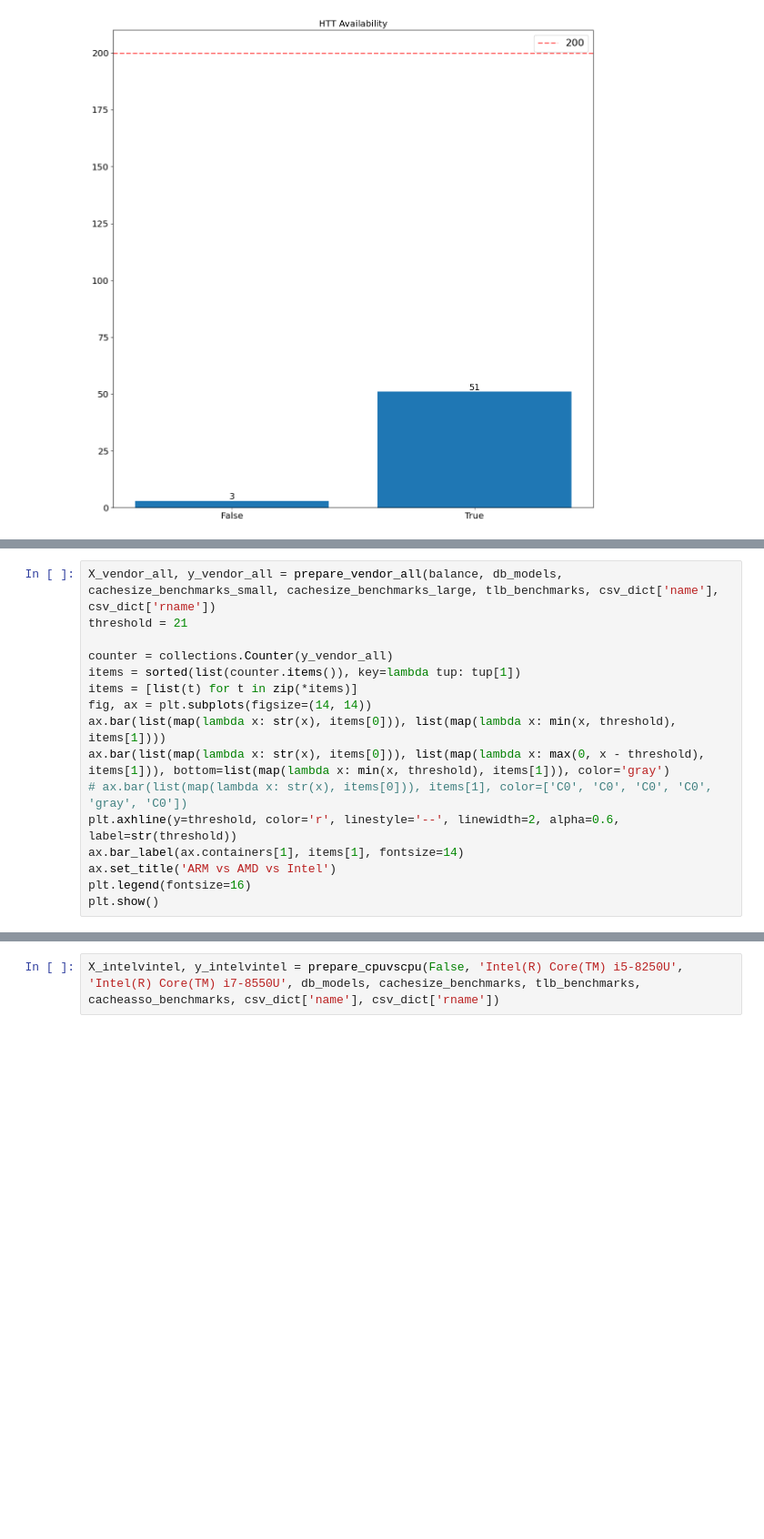
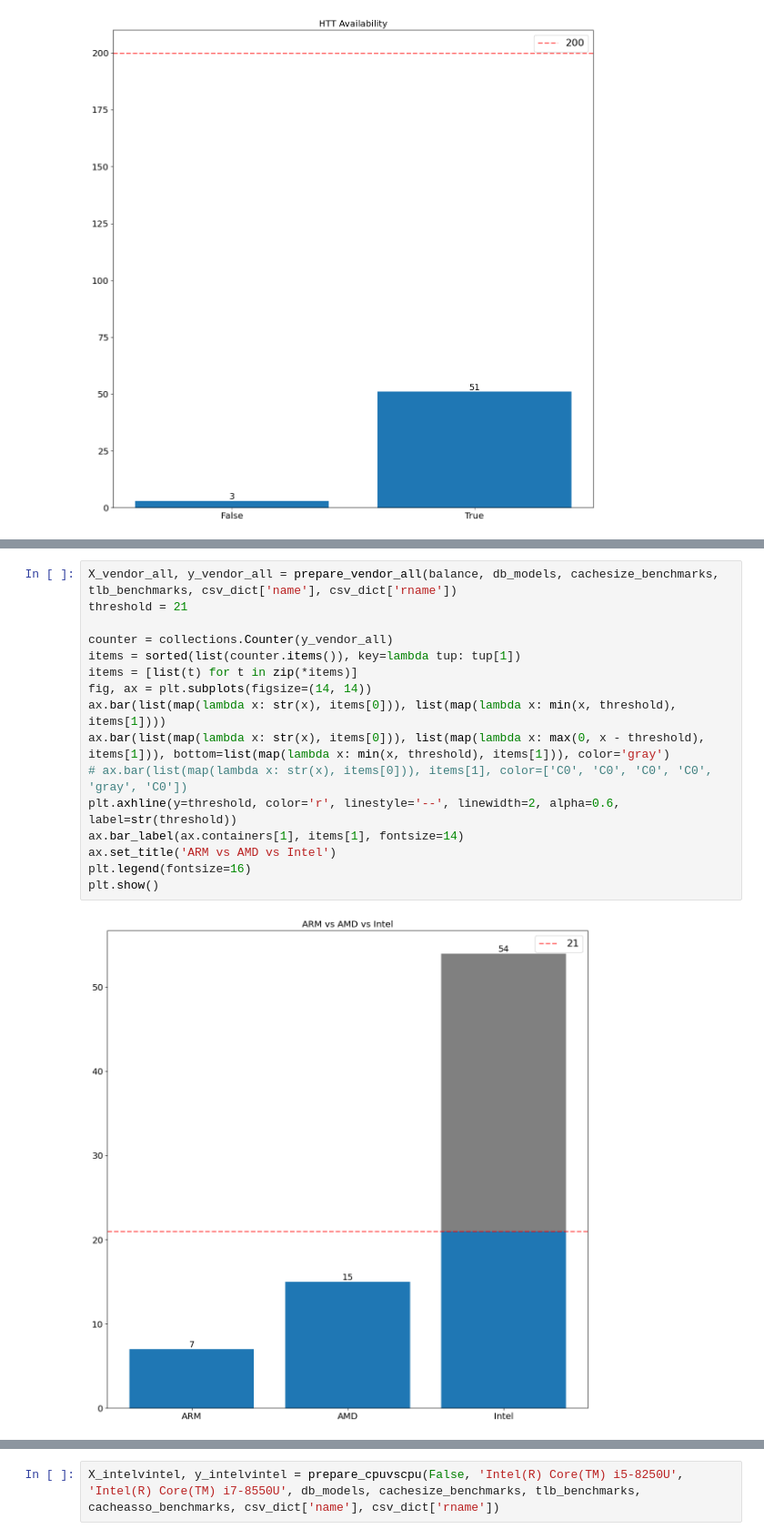
Before and after one commit to kponichtera/browser-cpu-fingerprinting-rs, a Jupyter notebook: classification/dataset_visualization.ipynb, the cells around one changed output, grey strips where cells are left out. Shown: that part at 91% size. Cells and saved outputs as stored; diff of their text form; blank space fills up the shorter version.

```diff
--- a/classification/dataset_visualization.ipynb
+++ b/classification/dataset_visualization.ipynb
@@ -205,17 +211,19 @@ plt.show()
 # %%
-X_vendor_all, y_vendor_all = prepare_vendor_all(balance, db_models, cachesize_benchmarks_small, cachesize_benchmarks_large, tlb_benchmarks, csv_dict['name'], csv_dict['rname'])
+X_vendor_all, y_vendor_all = prepare_vendor_all(balance, db_models, cachesize_benchmarks, tlb_benchmarks, csv_dict['name'], csv_dict['rname'])
 threshold = 21
 
 counter = collections.Counter(y_vendor_all)
 items = sorted(list(counter.items()), key=lambda tup: tup[1])
 items = [list(t) for t in zip(*items)]
 fig, ax = plt.subplots(figsize=(14, 14))
 ax.bar(list(map(lambda x: str(x), items[0])), list(map(lambda x: min(x, threshold), items[1])))
 ax.bar(list(map(lambda x: str(x), items[0])), list(map(lambda x: max(0, x - threshold), items[1])), bottom=list(map(lambda x: min(x, threshold), items[1])), color='gray')
 # ax.bar(list(map(lambda x: str(x), items[0])), items[1], color=['C0', 'C0', 'C0', 'C0', 'gray', 'C0'])
 plt.axhline(y=threshold, color='r', linestyle='--', linewidth=2, alpha=0.6, label=str(threshold))
 ax.bar_label(ax.containers[1], items[1], fontsize=14)
 ax.set_title('ARM vs AMD vs Intel')
 plt.legend(fontsize=16)
 plt.show()
+# %% [output]
+[figure, added]
 # %%
```
Also changed, not shown: parts of 7 cells of this notebook.
